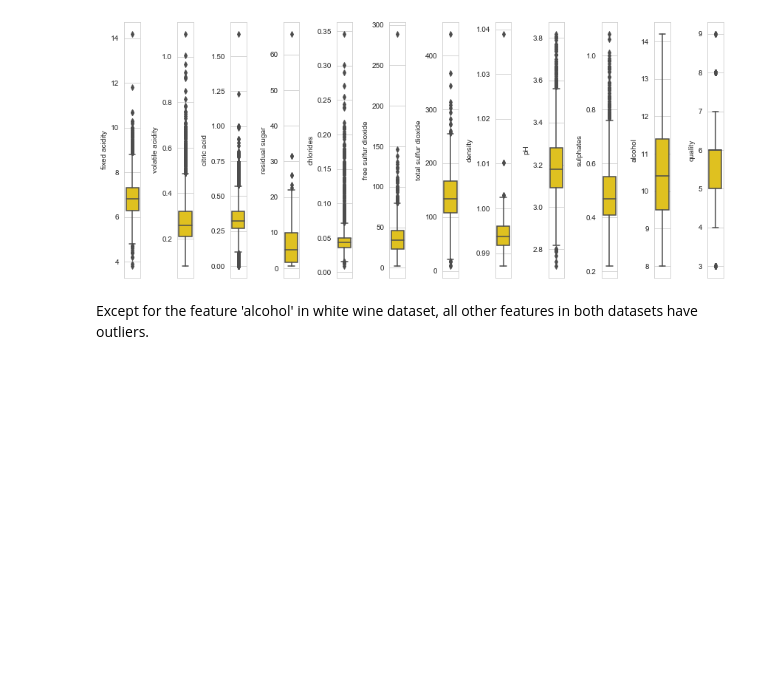
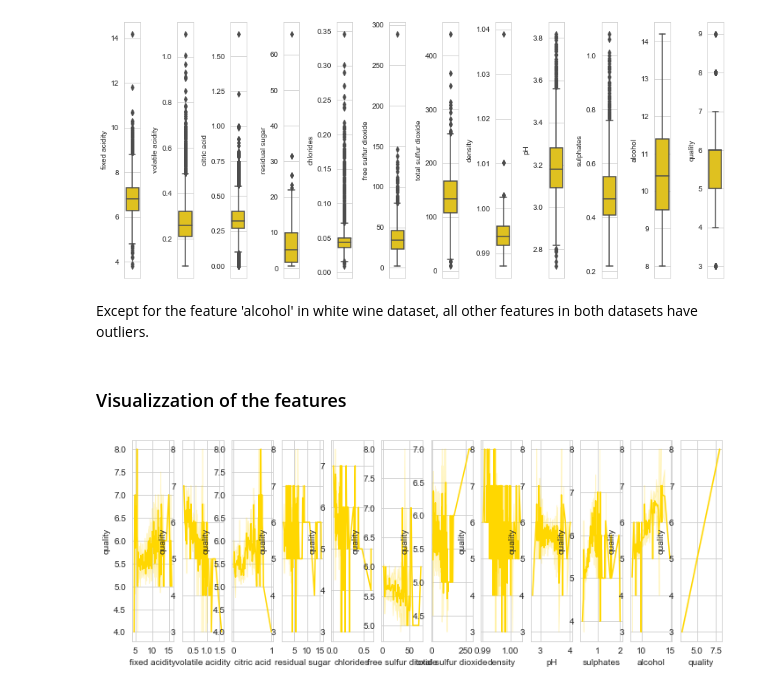
Before and after one commit to kavehamini/Wine-Quality-Project, a Jupyter notebook: Wine Quality Project.ipynb, the cells around one changed output. Cells and saved outputs as stored; diff of their text form; code cells hidden in the pictures; blank space fills up the shorter version.

```diff
--- a/Wine Quality Project.ipynb
+++ b/Wine Quality Project.ipynb
@@ -234,3 +234,14 @@ for i in range(0,len(l)):
 [figure]
 # %% [markdown]
 Except for the feature 'alcohol'  in white wine dataset, all other features in both datasets have outliers.
+# %% [markdown]
+### Visualizzation of the features
+# %%
+#
+plt.figure(figsize=(number_of_columns,5*number_of_rows))
+for i in range(0,len(l)):
+    plt.subplot(number_of_rows + 1,number_of_columns,i+1)
+    sns.set_style('whitegrid')
+    sns.lineplot(x=df_red[l[i]],y=df_red['quality'],color='gold')
+# %% [output]
+[figure, added]
```
Also changed, not shown: parts of 2 cells of this notebook.
